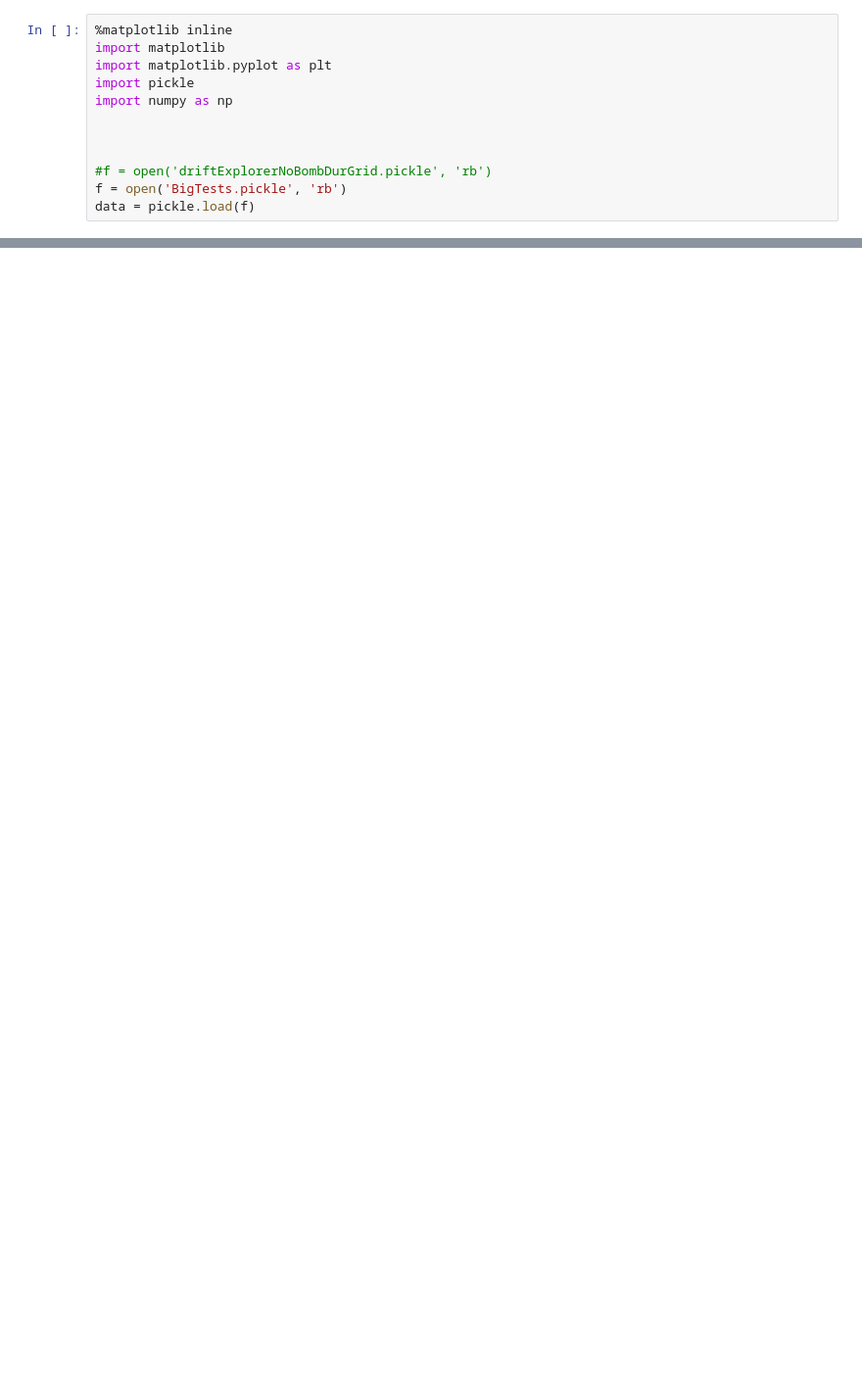
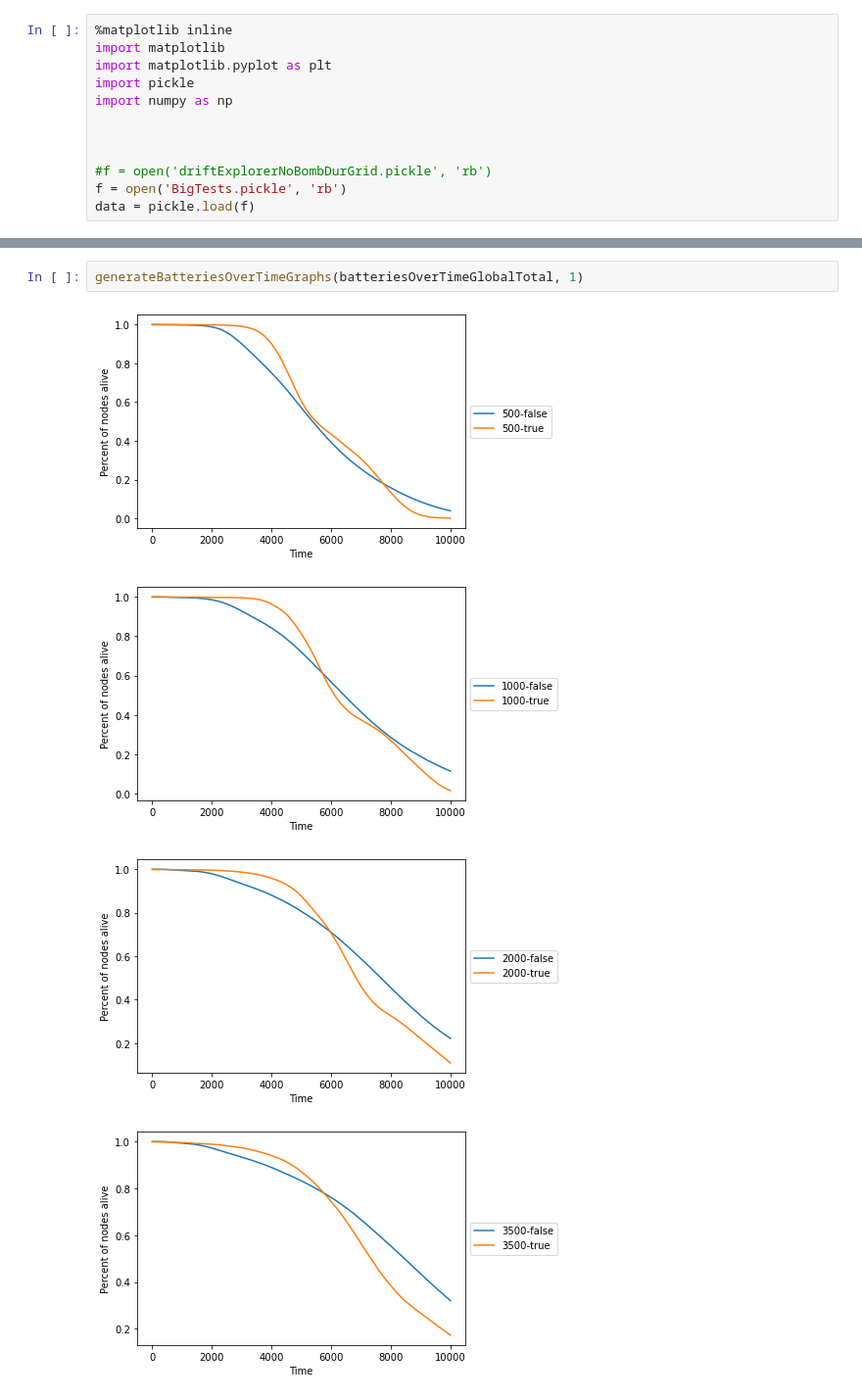
Before and after one commit to ptrick9/CPS_Simulator, a Jupyter notebook: statistics/Big Tests Analysis.ipynb, the cells around one changed output, grey strips where cells are left out. Shown at 98% size. Drawn from its saved outputs; the diff is of its cells as text; blank space fills up the shorter version.

```diff
--- a/statistics/Big Tests Analysis.ipynb
+++ b/statistics/Big Tests Analysis.ipynb
@@ -139,0 +125,7 @@ def compareBatteriesOverTime():
+# %%
+generateBatteriesOverTimeGraphs(batteriesOverTimeGlobalTotal, 1)
+# %% [output]
+[figure, added]
+[figure, added]
+[figure, added]
+[figure, added]
```
Also changed, not shown: parts of 22 cells of this notebook, 2 other files.
